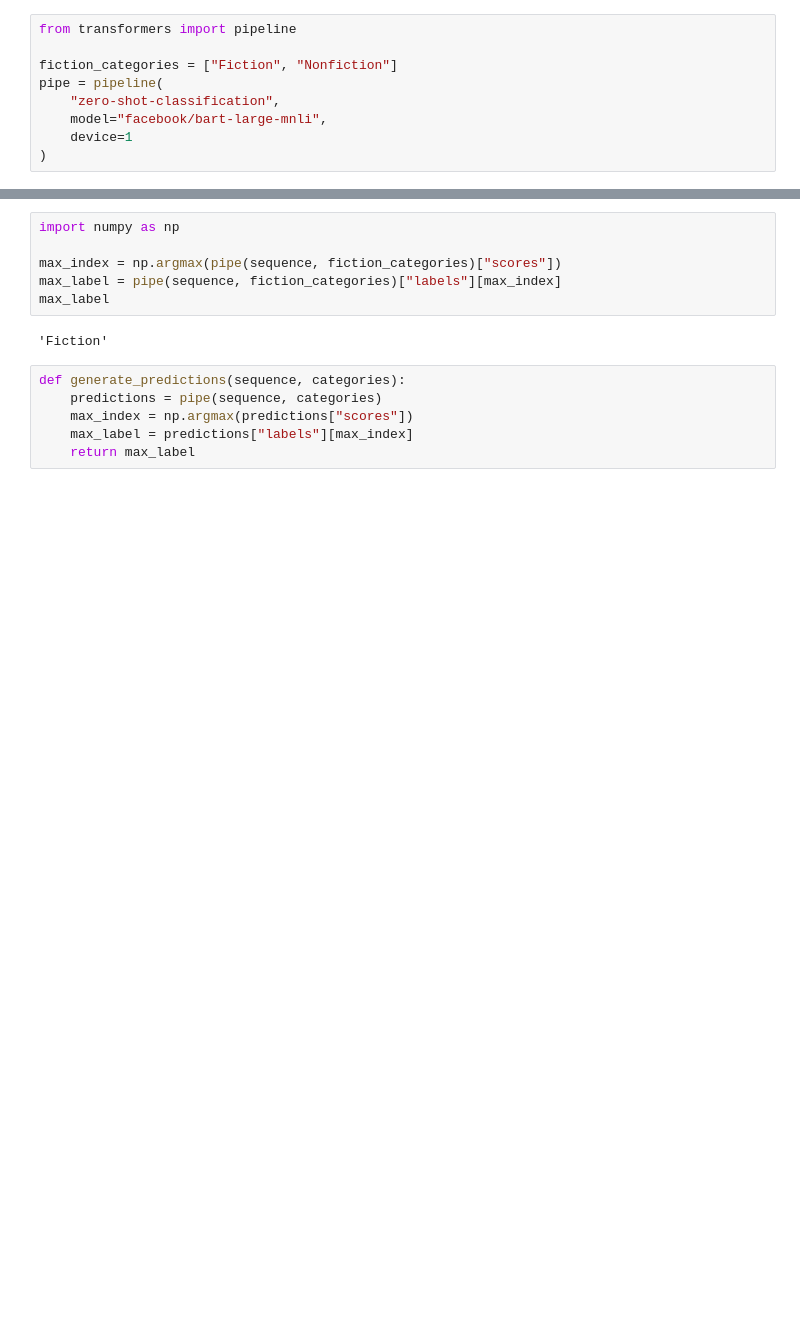
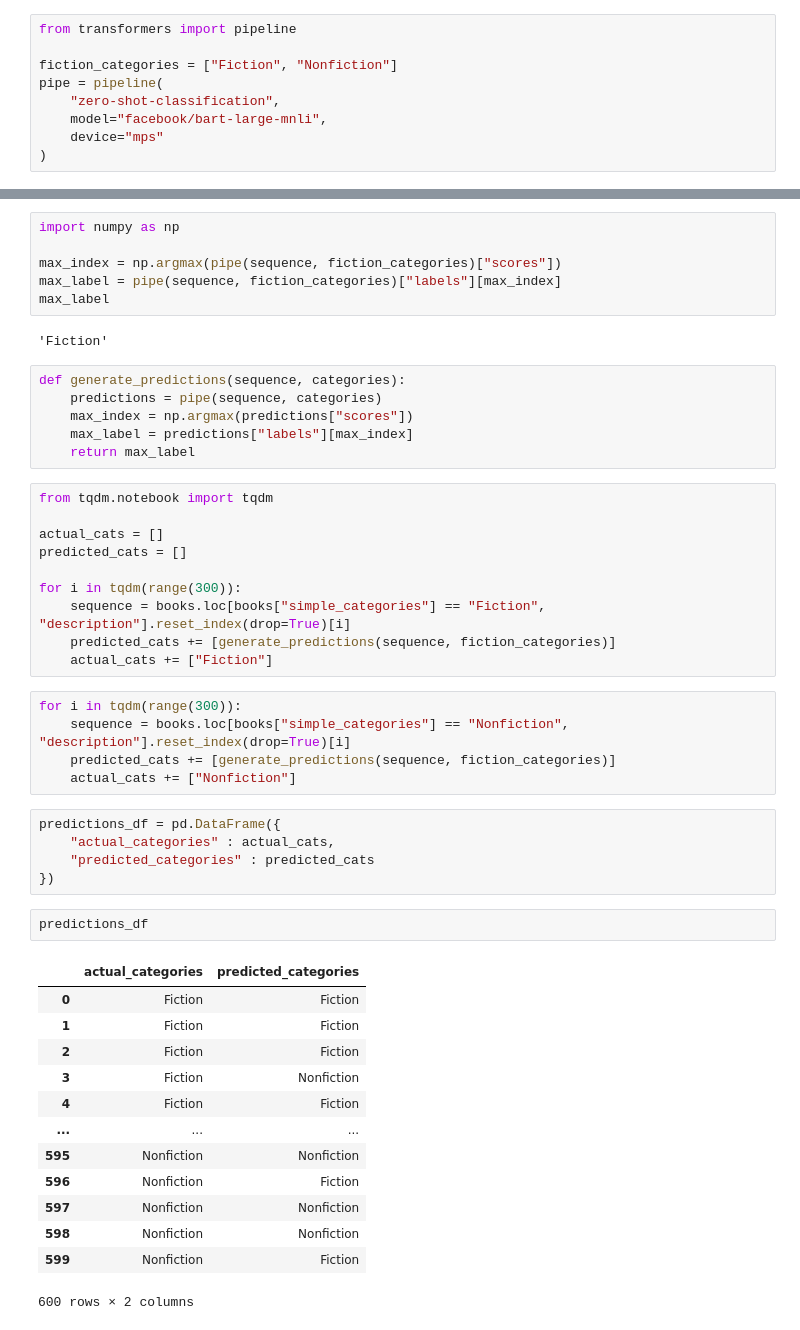
Before and after one commit to drakata27/book-recommender, a Jupyter notebook: text-classification.ipynb, the cells around one changed output, grey strips where cells are left out. Saved outputs shown, nothing was run; the diff lists cells and outputs as text; blank space fills up the shorter version.

Commit message:
books with categories

```diff
--- a/text-classification.ipynb
+++ b/text-classification.ipynb
@@ -126,6 +126,6 @@ fiction_categories = ["Fiction", "Nonfiction"]
 pipe = pipeline(
     "zero-shot-classification",
     model="facebook/bart-large-mnli",
-    device=1
+    device="mps"
 )
 # %% [output]
@@ -155,3 +152,39 @@ def generate_predictions(sequence, categories):
     max_index = np.argmax(predictions["scores"])
     max_label = predictions["labels"][max_index]
     return max_label
+# %%
+from tqdm.notebook import tqdm
+
+actual_cats = []
+predicted_cats = []
+
+for i in tqdm(range(300)):
+    sequence = books.loc[books["simple_categories"] == "Fiction", "description"].reset_index(drop=True)[i]
+    predicted_cats += [generate_predictions(sequence, fiction_categories)]
+    actual_cats += ["Fiction"]
+# %%
+for i in tqdm(range(300)):
+    sequence = books.loc[books["simple_categories"] == "Nonfiction", "description"].reset_index(drop=True)[i]
+    predicted_cats += [generate_predictions(sequence, fiction_categories)]
+    actual_cats += ["Nonfiction"]
+# %%
+predictions_df = pd.DataFrame({
+    "actual_categories" : actual_cats,
+    "predicted_categories" : predicted_cats
+})
+# %%
+predictions_df
+# %% [output]
+|  | actual_categories | predicted_categories |
+| 0 | Fiction | Fiction |
+| 1 | Fiction | Fiction |
+| 2 | Fiction | Fiction |
+| 3 | Fiction | Nonfiction |
+| 4 | Fiction | Fiction |
+| ... | ... | ... |
+| 595 | Nonfiction | Nonfiction |
+| 596 | Nonfiction | Fiction |
+| 597 | Nonfiction | Nonfiction |
+| 598 | Nonfiction | Nonfiction |
+| 599 | Nonfiction | Fiction |
+600 rows × 2 columns
```
Also changed, not shown: parts of 14 cells of this notebook, 2 other files.
